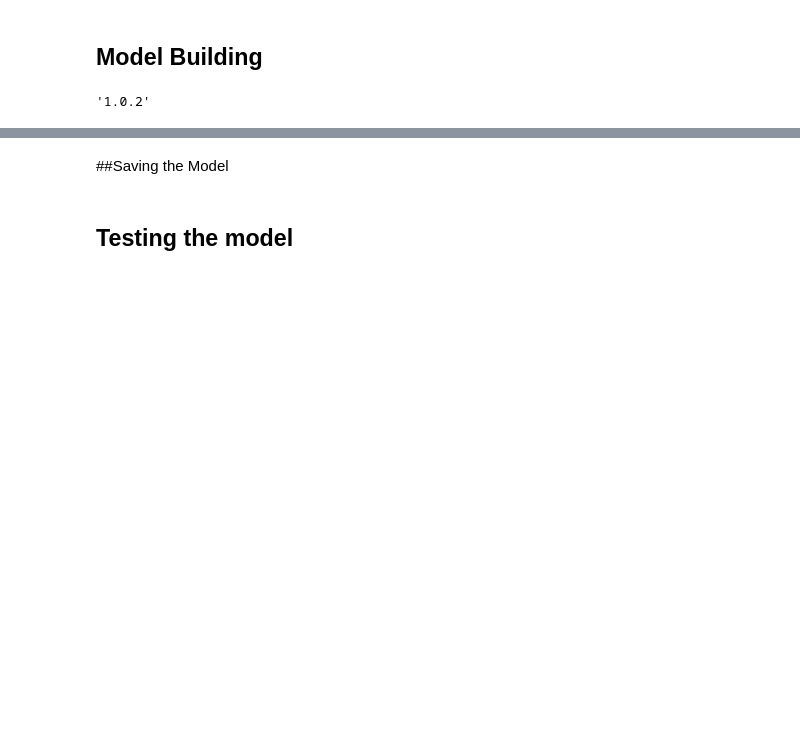
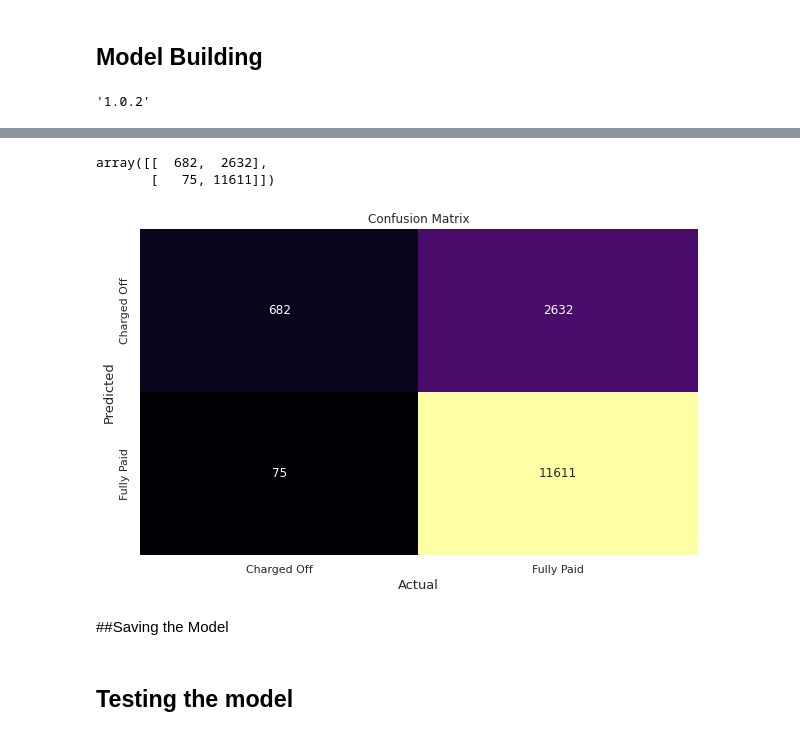
Before and after one commit to Ayobami6/ProjectCollaboration.github.io, a Jupyter notebook: Loan_Prediction_Project.ipynb, the cells around one changed output, grey strips where cells are left out. Cells and saved outputs as stored; diff of their text form; code cells hidden in the pictures; blank space fills up the shorter version.

```diff
--- a/Loan_Prediction_Project.ipynb
+++ b/Loan_Prediction_Project.ipynb
@@ -544,0 +558,10 @@ print(f'accuracy score is : ',  str(round(accuracy_test * 100, 2)) + '%')
+# %%
+def Confusion_Matrix (ytest, ypred, label = ['Negative', 'Positive']):
+  cm = confusion_matrix(ytest, ypred)
+  plt.figure(figsize=(10, 6))
+  sns.heatmap(cm, annot = True, cbar = False, fmt='d', cmap = 'inferno')
+  plt.xlabel('Actual', fontsize = 13)
+  plt.xticks ( [0.5, 1.5], label)
+  plt.yticks ( [0.5, 1.5], label)
+  plt.ylabel('Predicted', fontsize = 13)
+  plt.title('Confusion Matrix');
@@ -545,3 +588,12 @@ print(f'accuracy score is : ',  str(round(accuracy_test * 100, 2)) + '%')
+# %%
+confusion_matrix(y_test, y_pred)
+# %% [output]
+array([[  682,  2632],
+       [   75, 11611]])
+# %%
+Confusion_Matrix(y_test, y_pred, label=['Charged Off', 'Fully Paid'])
+# %% [output]
+[figure, added]
 # %% [markdown]
 ##Saving the Model
 # %%
```
Also changed, not shown: parts of 4 cells of this notebook.
